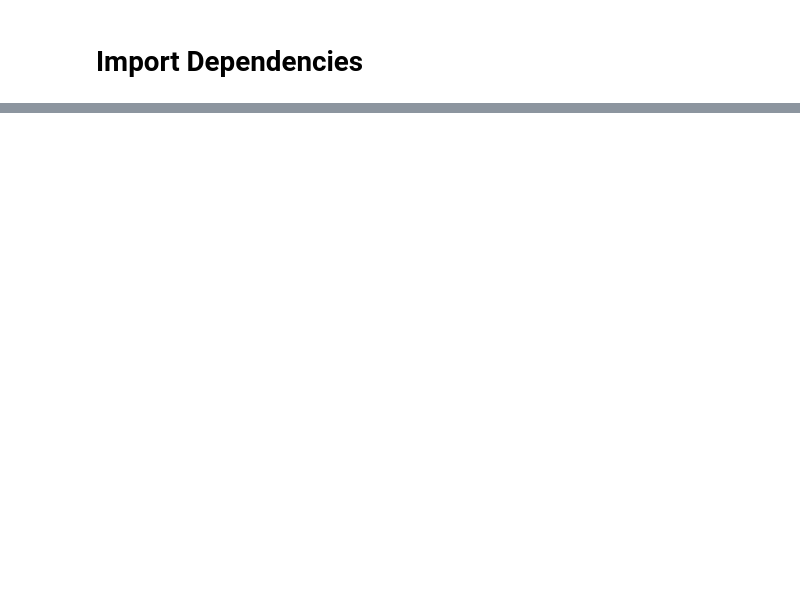
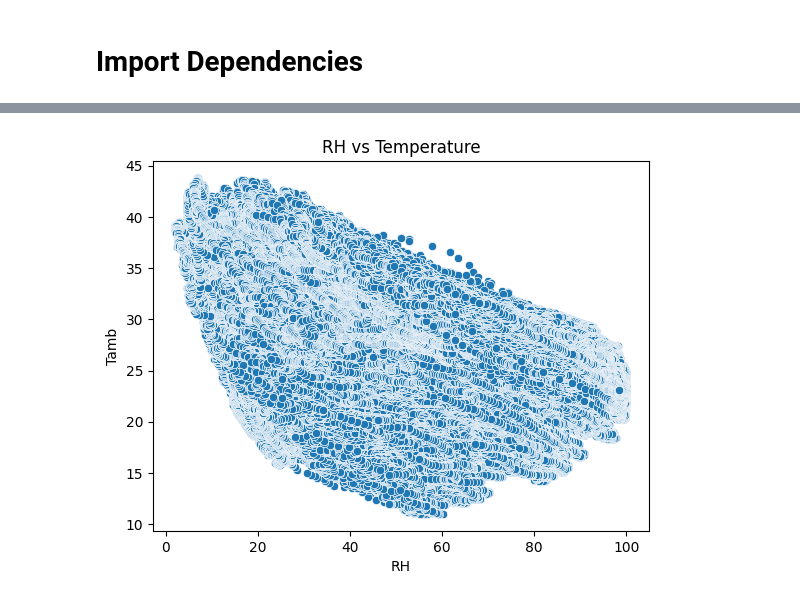
Before and after one commit to gworku/solar-challenge-week1, a Jupyter notebook: notebooks/benin-malanville copy.ipynb, the cells around one changed output, grey strips where cells are left out. Saved outputs shown, nothing was run; the diff lists cells and outputs as text; code cells hidden in the pictures; blank space fills up the shorter version.

```diff
--- a/notebooks/benin-malanville copy.ipynb
+++ b/notebooks/benin-malanville copy.ipynb
@@ -42,0 +133,9 @@ Error loading togo data: [Errno 2] No such file or directory: 'src/togo-dapaong_
+# %%
+# 6. Wind Analysis
+# (Include wind rose code using matplotlib or specialized library)
+# 7. Temperature Analysis
+sns.scatterplot(data=df, x='RH', y='Tamb')
+plt.title('RH vs Temperature')
+plt.show()
+# %% [output]
+[figure, added]
```
Also changed, not shown: parts of 13 cells of this notebook.
